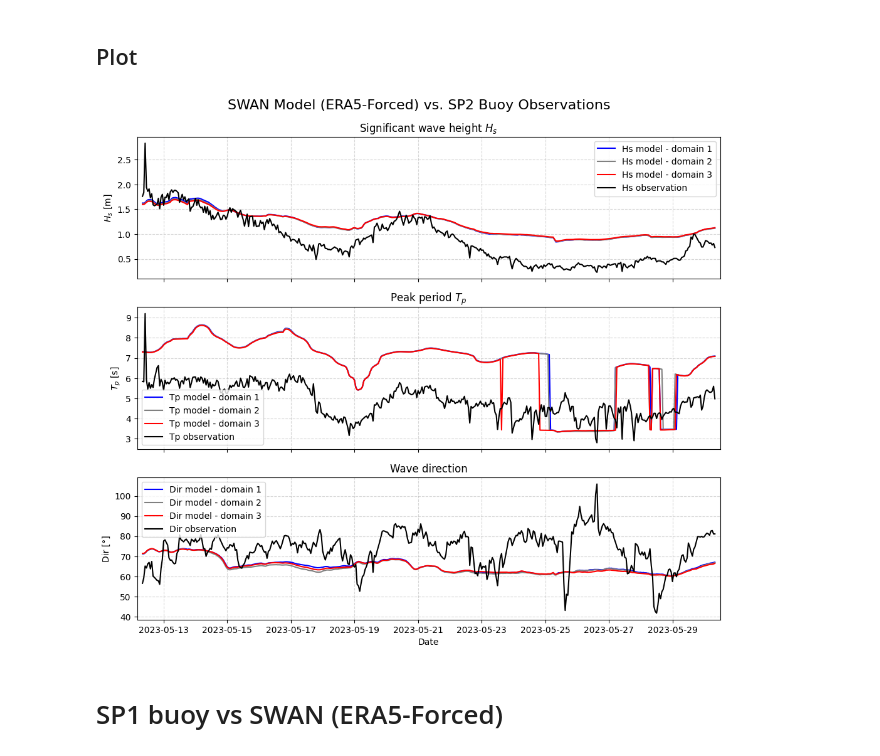
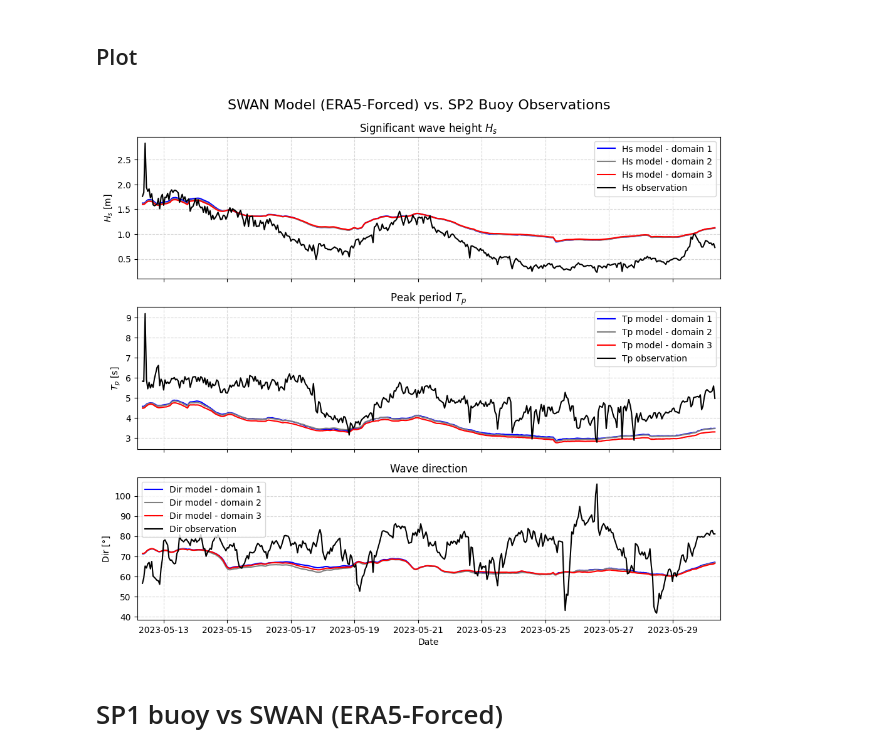
Before and after one commit to oceanicos-dev-org/oceanicospy, a Jupyter notebook: examples/compare_swan_with_buoy.ipynb, the cells around one changed output. Drawn from its saved outputs; the diff is of its cells as text; code cells hidden in the pictures.

```diff
--- a/examples/compare_swan_with_buoy.ipynb
+++ b/examples/compare_swan_with_buoy.ipynb
@@ -109,15 +123,15 @@ time_series_sims2, time2 = reader.load_domain(path_case / "domain_02", start_dat
 time_series_sims3, time3 = reader.load_domain(path_case / "domain_03", start_datetime, end_datetime)
 
 dict_data_hs1 = time_series_sims1['hs']
-dict_data_tp1 = time_series_sims1['tp']
+dict_data_tm01 = time_series_sims1['tm01']
 dict_data_dir1 = time_series_sims1['dir']
 
 dict_data_hs2 = time_series_sims2['hs']
-dict_data_tp2 = time_series_sims2['tp']
+dict_data_tm02 = time_series_sims2['tm01']
 dict_data_dir2 = time_series_sims2['dir']
 
 dict_data_hs3 = time_series_sims3['hs']
-dict_data_tp3 = time_series_sims3['tp']
+dict_data_tm03 = time_series_sims3['tm01']
 dict_data_dir3 = time_series_sims3['dir']
 # %% [markdown]
 ## Reading field data
@@ -157,33 +171,33 @@ df_SP2_buoy
 # %%
 fig, axes = plt.subplots(3, 1, figsize=(12, 10), sharex=True)
 fig.suptitle("SWAN Model (ERA5-Forced) vs. SP2 Buoy Observations", fontsize=16, y=0.94)
 
 # Definir los datos por variable
 variables = [
     ('Hs', r'$H_{s}$ [m]', 'Significant wave height $H_{s}$', 'Hs[m]', dict_data_hs1, dict_data_hs2, dict_data_hs3),
-    ('Tp', r'$T_{p}$ [s]', 'Peak period $T_{p}$', 'Tp[s]', dict_data_tp1, dict_data_tp2, dict_data_tp3),
+    ('Tp', r'$T_{p}$ [s]', 'Peak period $T_{p}$', 'Tp[s]', dict_data_tm01, dict_data_tm02, dict_data_tm03),
     ('Dir', r'Dir [°]', 'Wave direction', 'Dir[°]', dict_data_dir1, dict_data_dir2, dict_data_dir3)
 ]
 
 times = [time1, time2, time3]
 colors = ['blue', 'grey', 'r']
 labels = ['model - domain 1', 'model - domain 2', 'model - domain 3']
 start_date = datetime(2023,5,12,4,0,0)
 end_date = datetime(2023,5,30,12,0,0) - timedelta(minutes=1)
 
 for ax, (varname, ylabel, title, obs_col, d1, d2, d3) in zip(axes, variables):
     for time, color, label, data in zip(times, colors, labels, [d1, d2, d3]):
         ax.plot(time, data[1], color=color, label=f'{varname} {label}')
 
     ax.plot(df_SP2_buoy['date'], df_SP2_buoy[obs_col], color='k', label=f'{varname} observation')
     ax.set(title=title, ylabel=ylabel, xlim=(start_date, end_date))
     ax.legend()
     ax.grid(alpha=0.5, ls='--')
 
 axes[-1].set_xlabel('Date')
 plt.show()
 # %% [output]
-[figure, old version]
+[figure, new version]
 # %% [markdown]
 # SP1 buoy vs SWAN (ERA5-Forced)
 # %% [markdown]
```
Also changed, not shown: parts of 1 cell of this notebook.
